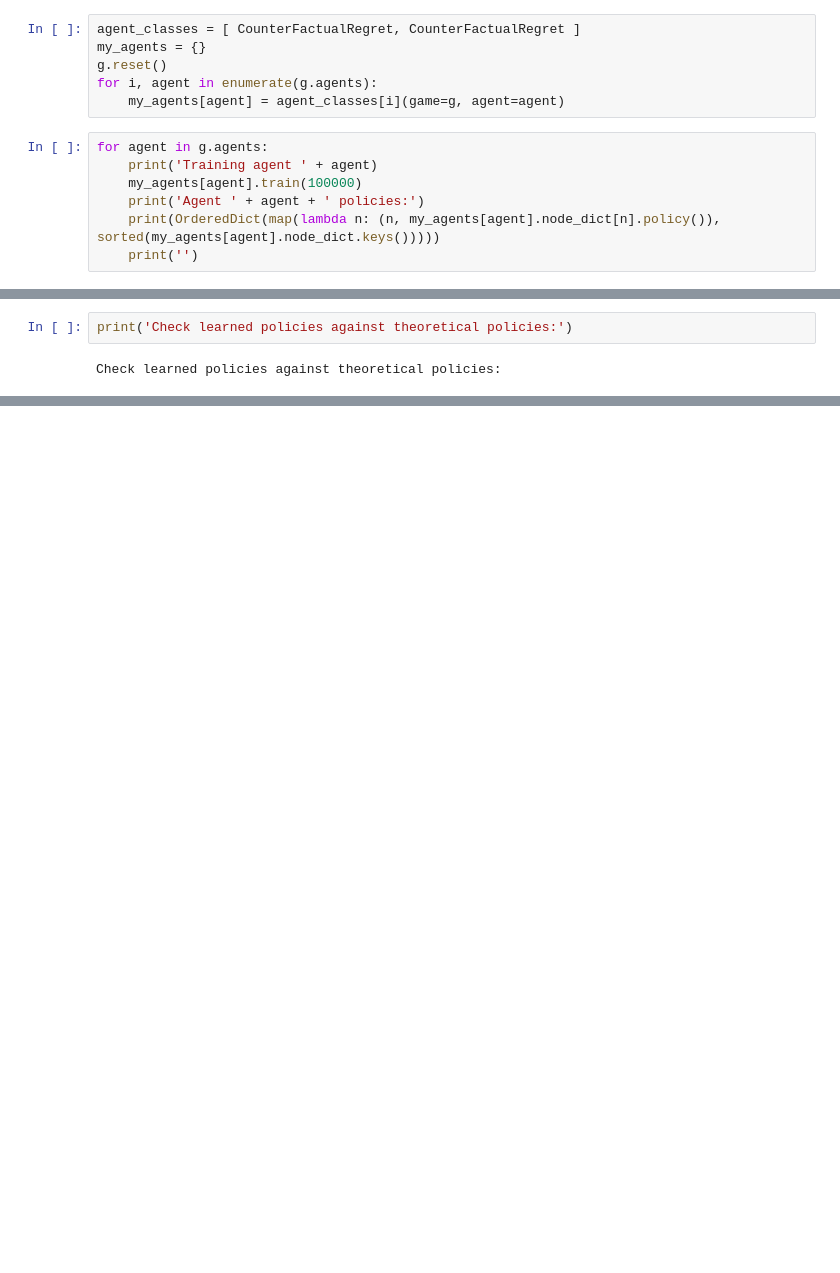
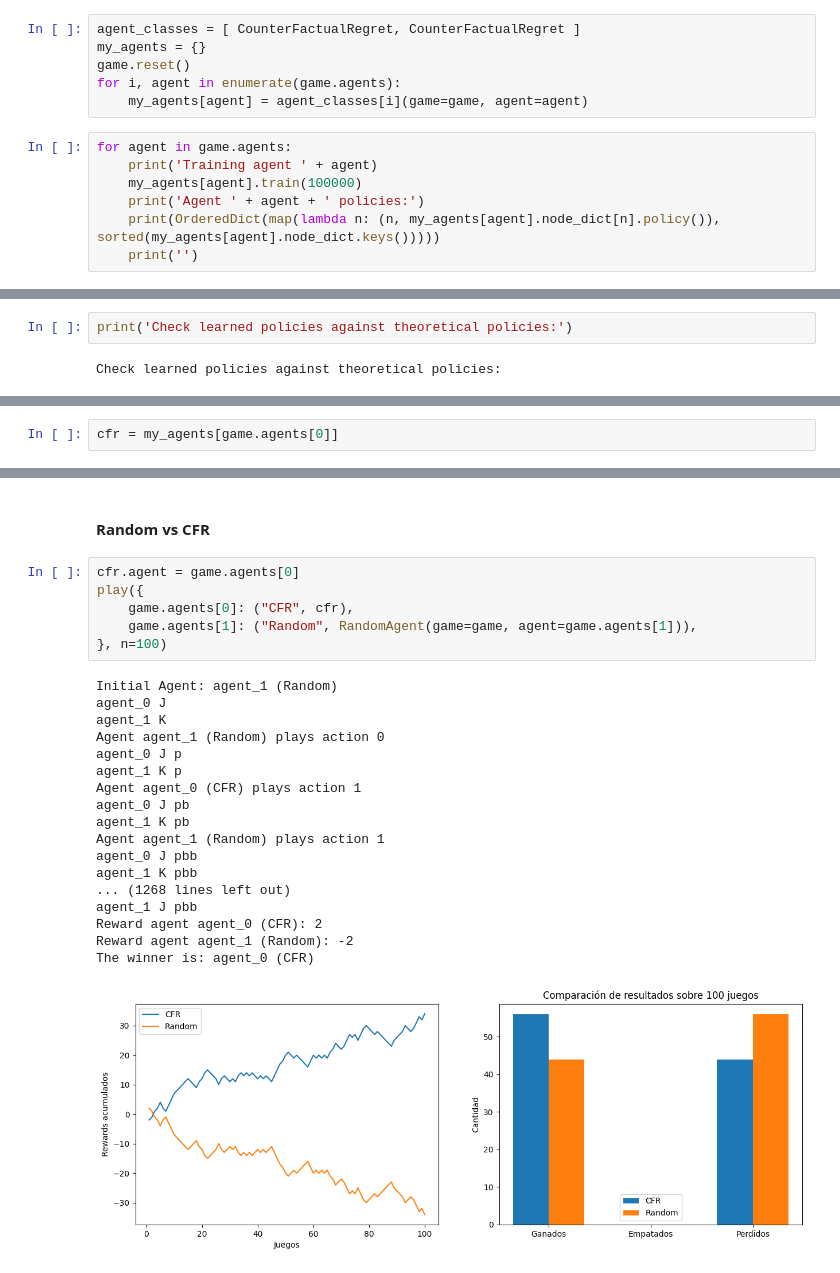
Before and after one commit to andscara/marl-obl2, a Jupyter notebook: Alternating Games/KuhnPoker.ipynb, the cells around one changed output, grey strips where cells are left out. Cells and saved outputs as stored; diff of their text form; blank space fills up the shorter version.

```diff
--- a/Alternating Games/KuhnPoker.ipynb
+++ b/Alternating Games/KuhnPoker.ipynb
@@ -7,11 +92,11 @@ g = KuhnPoker()
 # %%
 agent_classes = [ CounterFactualRegret, CounterFactualRegret ]
 my_agents = {}
-g.reset()
-for i, agent in enumerate(g.agents):
-    my_agents[agent] = agent_classes[i](game=g, agent=agent)
+game.reset()
+for i, agent in enumerate(game.agents):
+    my_agents[agent] = agent_classes[i](game=game, agent=agent)
 # %%
-for agent in g.agents:
+for agent in game.agents:
     print('Training agent ' + agent)
     my_agents[agent].train(100000)
     print('Agent ' + agent + ' policies:')
@@ -76,0 +144,2 @@ Agent: 0 - Hand: _Q - History: b - Probability of betting: 0.34232726763897287 -
+# %%
+cfr = my_agents[game.agents[0]]
@@ -76,0 +198,27 @@ Agent: 0 - Hand: _Q - History: b - Probability of betting: 0.34232726763897287 -
+# %% [markdown]
+#### Random vs CFR
+# %%
+cfr.agent = game.agents[0]
+play({
+    game.agents[0]: ("CFR", cfr),
+    game.agents[1]: ("Random", RandomAgent(game=game, agent=game.agents[1])),
+}, n=100)
+# %% [output]
+Initial Agent: agent_1 (Random)
+agent_0 J
+agent_1 K
+Agent agent_1 (Random) plays action 0
+agent_0 J p
+agent_1 K p
+Agent agent_0 (CFR) plays action 1
+agent_0 J pb
+agent_1 K pb
+Agent agent_1 (Random) plays action 1
+agent_0 J pbb
+agent_1 K pbb
+... (1268 lines left out)
+agent_1 J pbb
+Reward agent agent_0 (CFR): 2
+Reward agent agent_1 (Random): -2
+The winner is: agent_0 (CFR)
+[figure, added]
```
Also changed, not shown: parts of 22 cells of this notebook.
